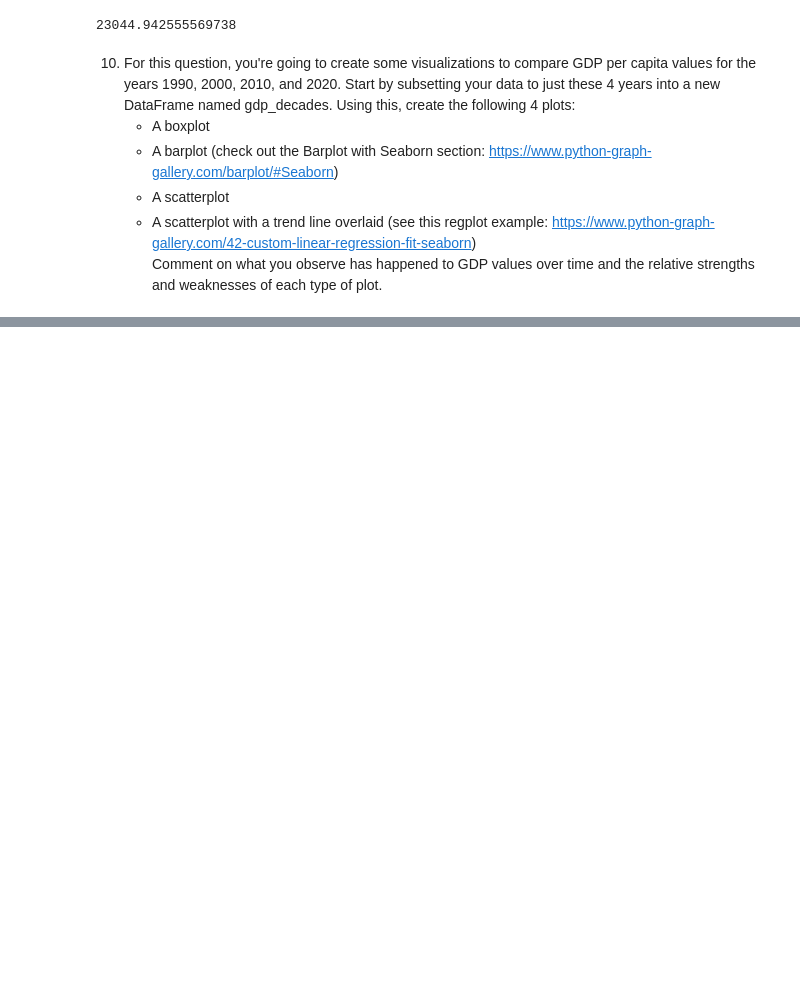
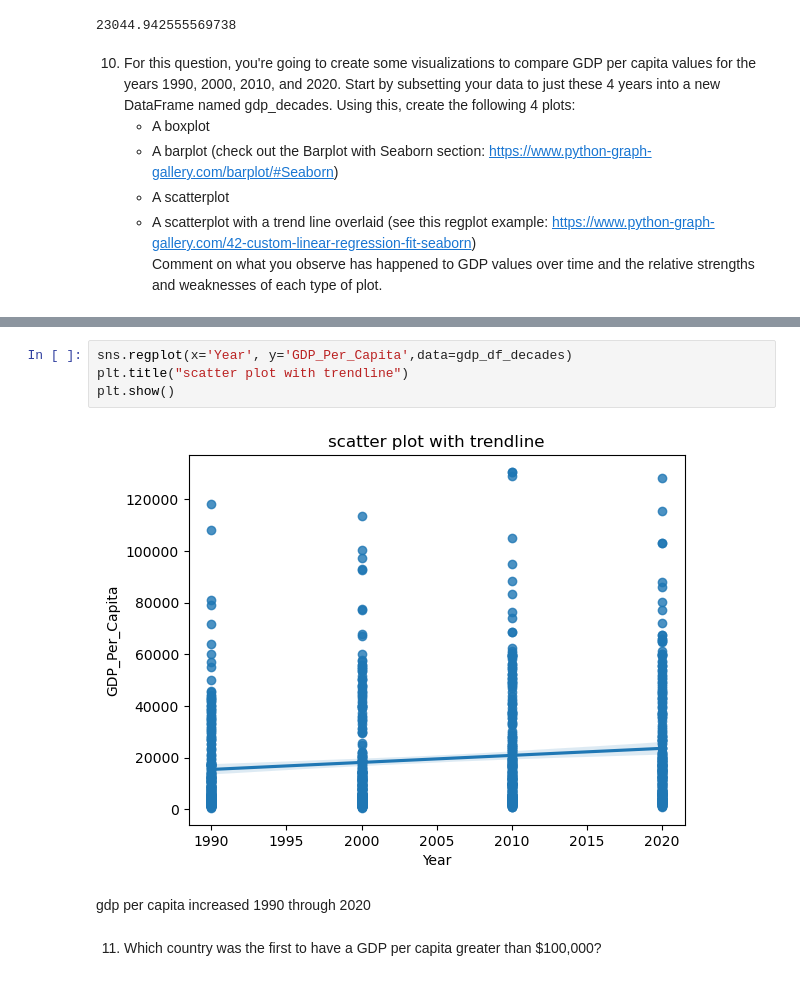
Before and after one commit to NSS-Data-Analytics-Cohort-14/gdp-and-internet-usage-H-Getu, a Jupyter notebook: notebooks/gdp_internet_analysis.ipynb, the cells around one changed output, grey strips where cells are left out. Cells and saved outputs as stored; diff of their text form; blank space fills up the shorter version.

```diff
--- a/notebooks/gdp_internet_analysis.ipynb
+++ b/notebooks/gdp_internet_analysis.ipynb
@@ -143,0 +137,11 @@ Text(0, 0.5, 'gdp_per_capita')
+# %%
+sns.regplot(x='Year', y='GDP_Per_Capita',data=gdp_df_decades)
+plt.title("scatter plot with trendline")
+plt.show()
+# %% [output]
+[figure, added]
+# %% [markdown]
+gdp per capita increased 1990 through 2020
+# %% [markdown]
+
+11. Which country was the first to have a GDP per capita greater than $100,000?
```
Also changed, not shown: parts of 14 cells of this notebook.
